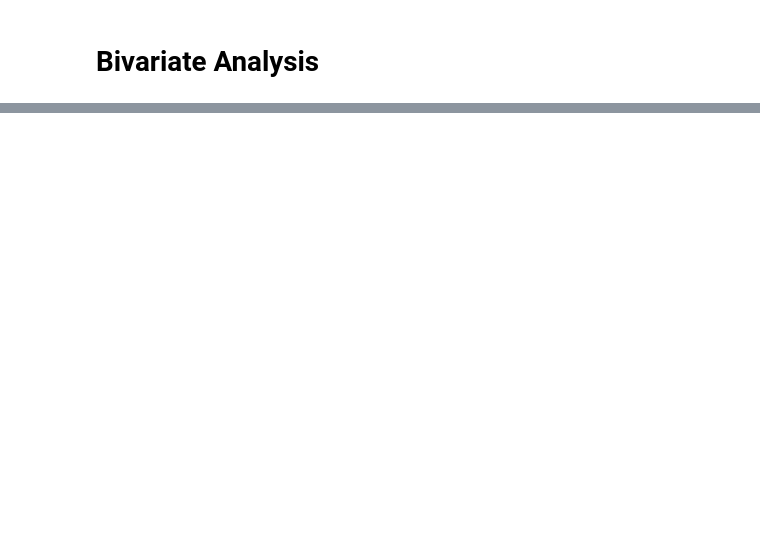
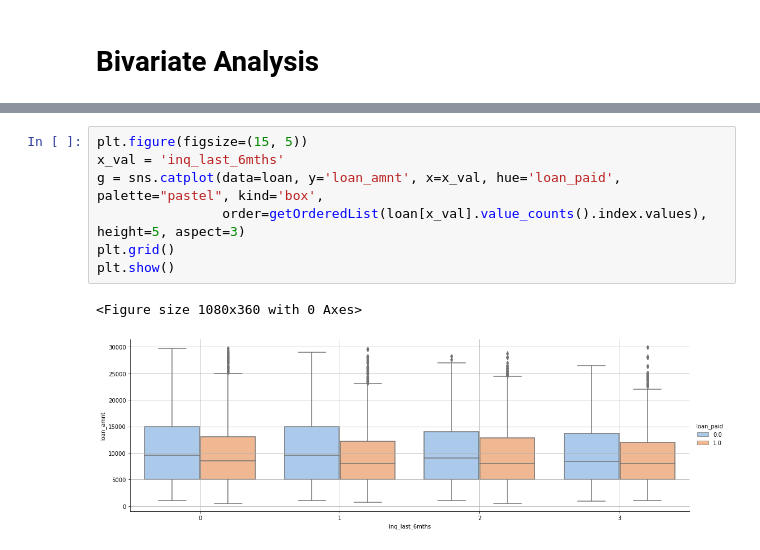
Before and after one commit to ajitjohn05/Lending_Club_Case_Study_Project_Ajit_Siddhant, a Jupyter notebook: Group_Facilitator_AjitJohn.ipynb, the cells around one changed output, grey strips where cells are left out. Saved outputs shown, nothing was run; the diff lists cells and outputs as text; blank space fills up the shorter version.

```diff
--- a/Group_Facilitator_AjitJohn.ipynb
+++ b/Group_Facilitator_AjitJohn.ipynb
@@ -618,0 +575,10 @@ sns.catplot(x = 'term_36_not60', y = 'loan_amnt', data = loan_data,hue = 'loan_p
+# %%
+plt.figure(figsize=(15, 5))
+x_val = 'inq_last_6mths'
+g = sns.catplot(data=loan, y='loan_amnt', x=x_val, hue='loan_paid', palette="pastel", kind='box',
+                order=getOrderedList(loan[x_val].value_counts().index.values), height=5, aspect=3)
+plt.grid()
+plt.show()
+# %% [output]
+<Figure size 1080x360 with 0 Axes>
+[figure, added]
```
Also changed, not shown: parts of 78 cells of this notebook.
